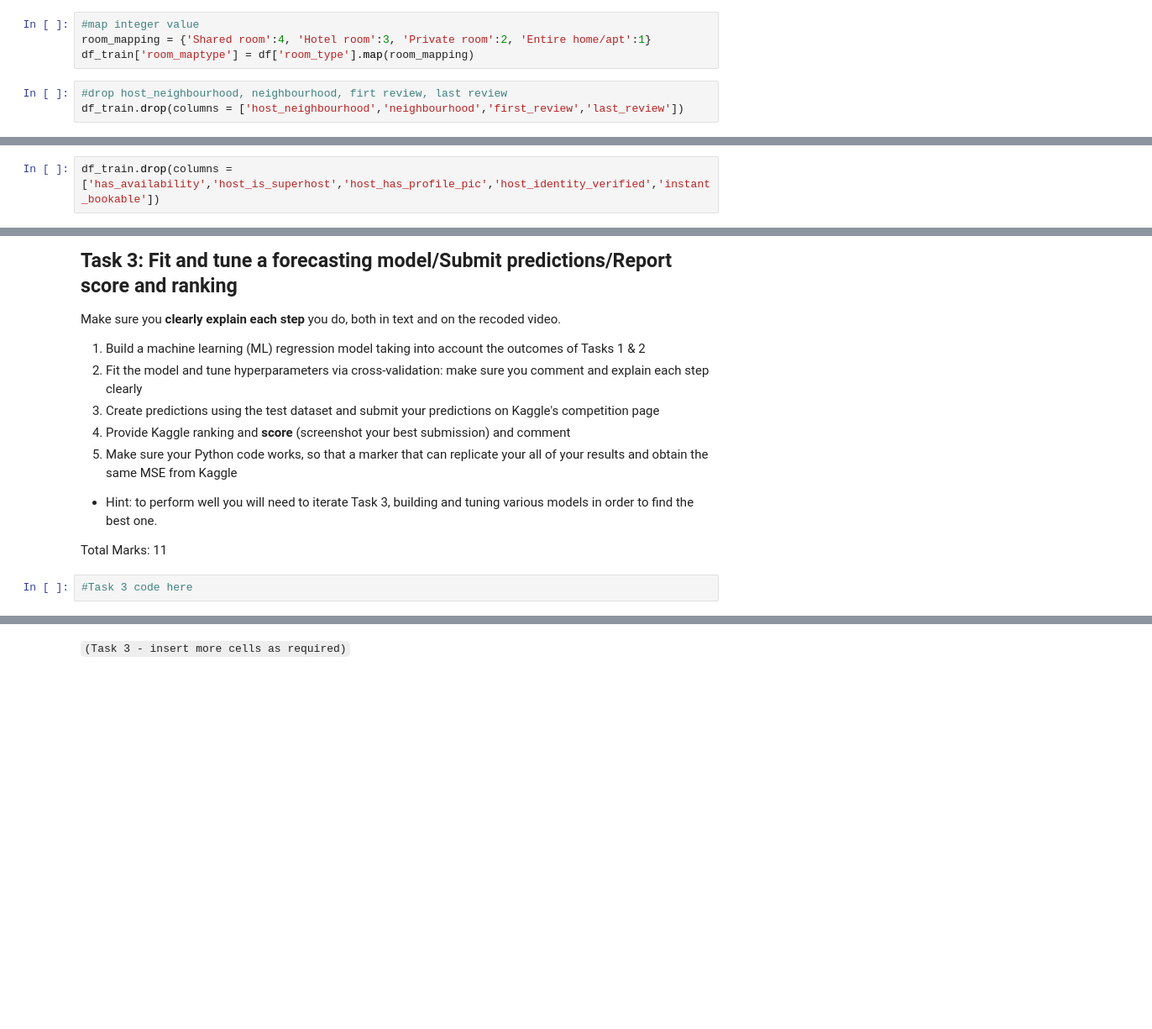
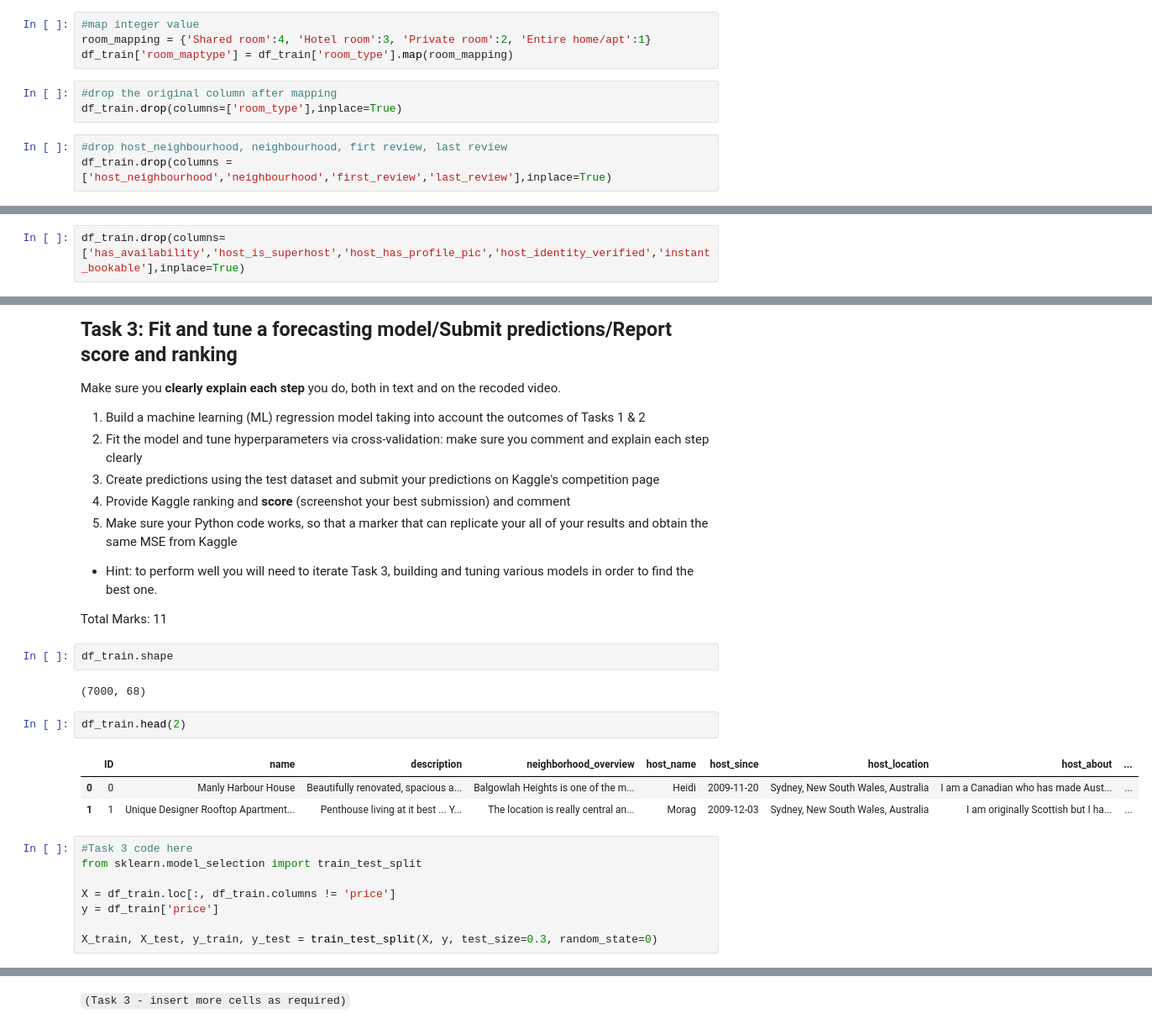
Before and after one commit to ethanaire/Sydney-Airbnb-prices-prediction, a Jupyter notebook: S1_2022_BUSA3020.ipynb, the cells around one changed output, grey strips where cells are left out. Shown at 84% size. Drawn from its saved outputs; the diff is of its cells as text; blank space fills up the shorter version.

```diff
--- a/S1_2022_BUSA3020.ipynb
+++ b/S1_2022_BUSA3020.ipynb
@@ -574,10 +574,13 @@ Even though **'room_type'** only has 4 unique values, this feature should also b
 # %%
 #map integer value
 room_mapping = {'Shared room':4, 'Hotel room':3, 'Private room':2, 'Entire home/apt':1}
-df_train['room_maptype'] = df['room_type'].map(room_mapping)
+df_train['room_maptype'] = df_train['room_type'].map(room_mapping)
+# %%
+#drop the original column after mapping
+df_train.drop(columns=['room_type'],inplace=True)
 # %%
 #drop host_neighbourhood, neighbourhood, firt review, last review
-df_train.drop(columns = ['host_neighbourhood','neighbourhood','first_review','last_review'])
+df_train.drop(columns = ['host_neighbourhood','neighbourhood','first_review','last_review'],inplace=True)
 # %% [markdown]
 Lastly, we need to apply one-hot encoding on the remaining nominal features by creating new dummy variables for each unique value.
 # %%
@@ -623,7 +626,7 @@ df_train = df_train.join(dummy_host_identity)
 dummy_bookable = pd.get_dummies(df_train[['instant_bookable']])
 df_train = df_train.join(dummy_bookable)
 # %%
-df_train.drop(columns = ['has_availability','host_is_superhost','host_has_profile_pic','host_identity_verified','instant_bookable'])
+df_train.drop(columns=['has_availability','host_is_superhost','host_has_profile_pic','host_identity_verified','instant_bookable'],inplace=True)
 # %% [markdown]
 `(Task 2, Question 5 Text Here - insert more cells as required)`
 # %% [markdown]
@@ -657,5 +660,21 @@ Make sure you **clearly explain each step** you do, both in text and on the reco
 - Hint: to perform well you will need to iterate Task 3, building and tuning various models in order to find the best one.
 
 Total Marks: 11
+# %%
+df_train.shape
+# %% [output]
+(7000, 68)
+# %%
+df_train.head(2)
+# %% [output]
+|  | ID | name | description | neighborhood_overview | host_name | host_since | host_location | host_about | ... |
+| 0 | 0 | Manly Harbour House | Beautifully renovated, spacious a... | Balgowlah Heights is one of the m... | Heidi | 2009-11-20 | Sydney, New South Wales, Australia | I am a Canadian who has made Aust... | ... |
+| 1 | 1 | Unique Designer Rooftop Apartment... | Penthouse living at it best ... Y... | The location is really central an... | Morag | 2009-12-03 | Sydney, New South Wales, Australia | I am originally Scottish but I ha... | ... |
 # %%
 #Task 3 code here
+from sklearn.model_selection import train_test_split
+
+X = df_train.loc[:, df_train.columns != 'price']
+y = df_train['price']
+
+X_train, X_test, y_train, y_test = train_test_split(X, y, test_size=0.3, random_state=0)
```
Also changed, not shown: parts of 5 cells of this notebook.
